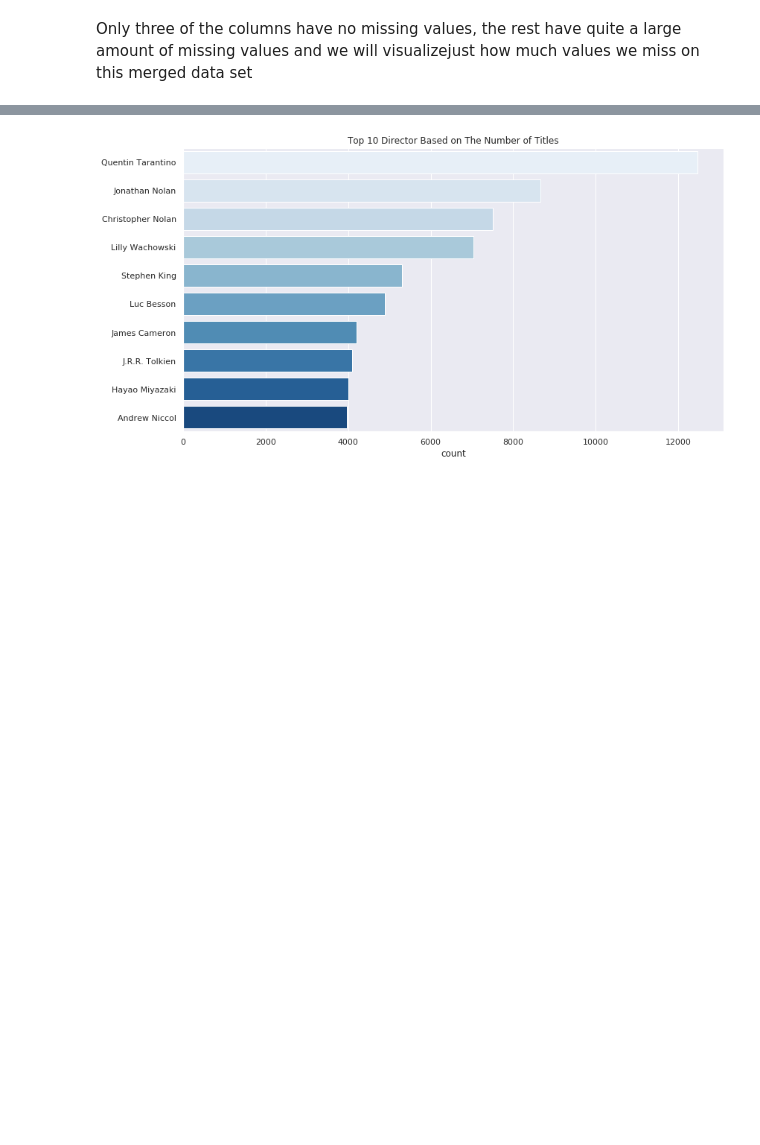
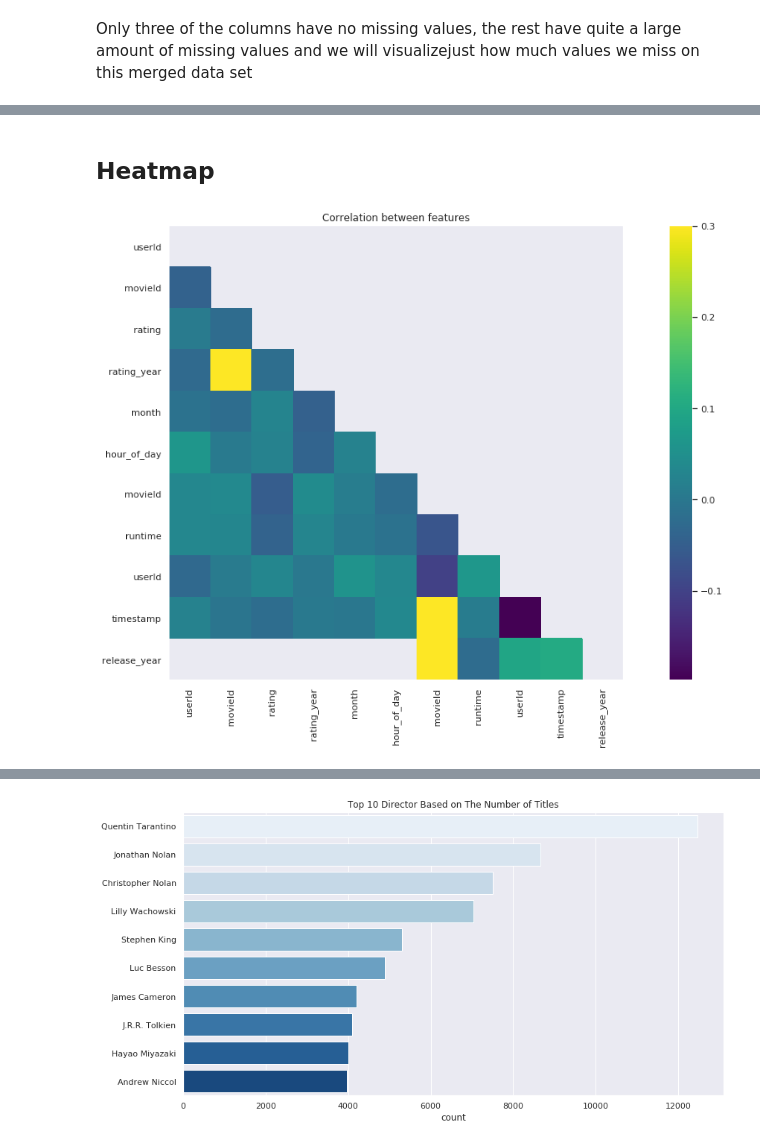
Before and after one commit to Keltings/Movie-Recommender-Engine, a Jupyter notebook: 2110ACDS_T1_Gathoni.ipynb, the cells around one changed output, grey strips where cells are left out. Drawn from its saved outputs; the diff is of its cells as text; code cells hidden in the pictures; blank space fills up the shorter version.

```diff
--- a/2110ACDS_T1_Gathoni.ipynb
+++ b/2110ACDS_T1_Gathoni.ipynb
@@ -702,0 +735,3 @@ The easiest way to get rid of them would be to delete the rows with the missing
+# %%
+con = pd.concat([train_df[:1000],movies_df], axis=1)
+con.head()
@@ -702,0 +745,23 @@ The easiest way to get rid of them would be to delete the rows with the missing
+# %% [markdown]
+## Heatmap
+# %%
+correlation = con.corr()
+
+# create a mask and only show half of the cells
+mask = np.zeros_like(correlation)
+mask[np.triu_indices_from(mask)] = True
+
+
+fig = plt.figure(figsize = (20, 10))
+
+# plot the data using seaborn
+ax = sns.heatmap(correlation,
+                 mask = mask,
+                 vmax = 0.3,
+                 square = True,
+                 cmap = "viridis",
+                 color = "teal")
+
+ax.set_title("Correlation between features");
+# %% [output]
+[figure, added]
```
Also changed, not shown: parts of 109 cells of this notebook.
